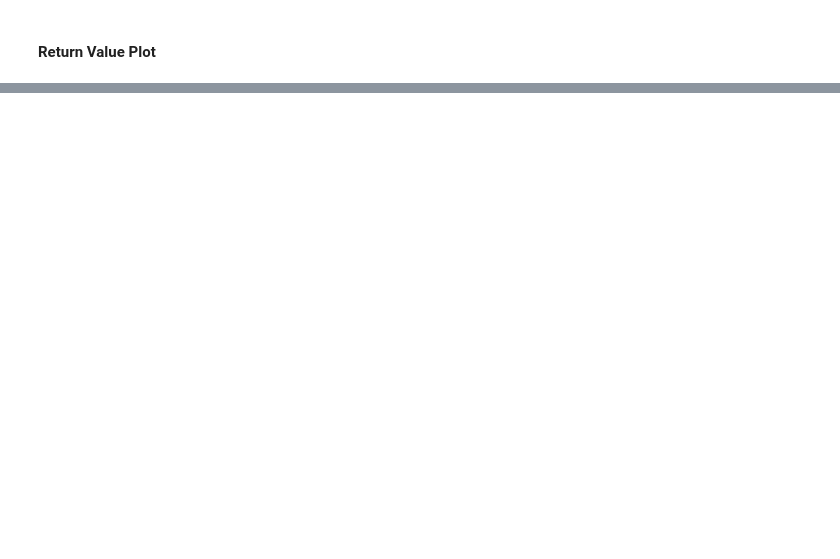
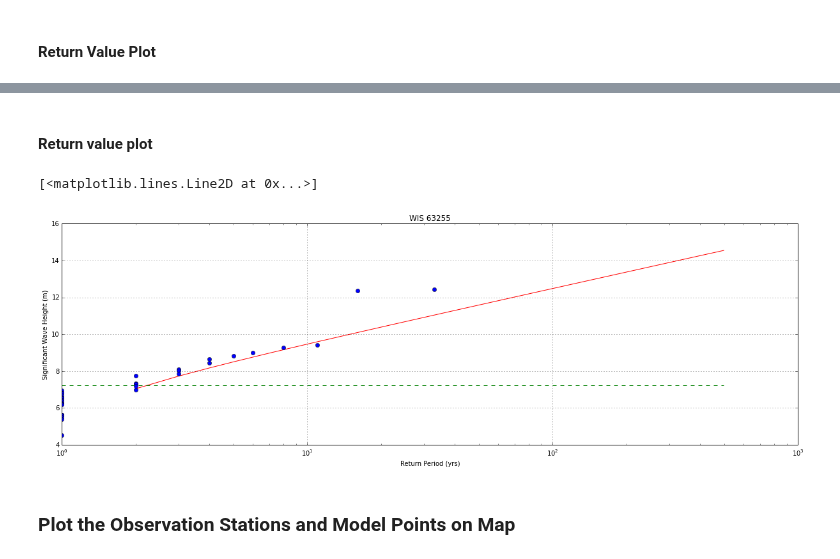
Before and after one commit to ioos/system-test, a Jupyter notebook: Theme_2_Extreme_Events/Scenario_2A_Coastal_Inundation/Scenario_2A_Extremes_Waves/Scenario_2A_Waves.ipynb, the cells around one changed output, grey strips where cells are left out. Drawn from its saved outputs; the diff is of its cells as text; code cells hidden in the pictures; blank space fills up the shorter version.

```diff
--- a/Theme_2_Extreme_Events/Scenario_2A_Coastal_Inundation/Scenario_2A_Extremes_Waves/Scenario_2A_Waves.ipynb
+++ b/Theme_2_Extreme_Events/Scenario_2A_Coastal_Inundation/Scenario_2A_Extremes_Waves/Scenario_2A_Waves.ipynb
@@ -555,0 +502,25 @@ def conf_int_scipy(x, ci=0.95):
+# %% [markdown]
+#### Return value plot
+# %%
+fig = plt.figure(figsize=(20,6))
+axes = fig.add_axes([0.1, 0.1, 0.8, 0.8])
+T=np.r_[1:500]
+sT = genextreme.isf(1./T, 0, mu, sigma)
+axes.semilogx(T, sT, 'r'), hold
+N=np.r_[1:len(wis_maximums)+1];
+Nmax=max(N);
+axes.plot(Nmax/N, sorted(wis_maximums)[::-1], 'bo')
+title = 'WIS ' + wis_station_id
+axes.set_title(title)
+axes.set_xlabel('Return Period (yrs)')
+axes.set_ylabel('Significant Wave Height (m)')
+axes.grid(True)
+
+# Now plot the max height from the event onto this plot
+event = np.ones(len(T))*model_max
+axes.plot(T, event, 'g--')
+# %% [output]
+[<matplotlib.lines.Line2D at 0x...>]
+[figure, added]
+# %% [markdown]
+### Plot the Observation Stations and Model Points on Map
```
Also changed, not shown: parts of 81 cells of this notebook, 6 other files.
